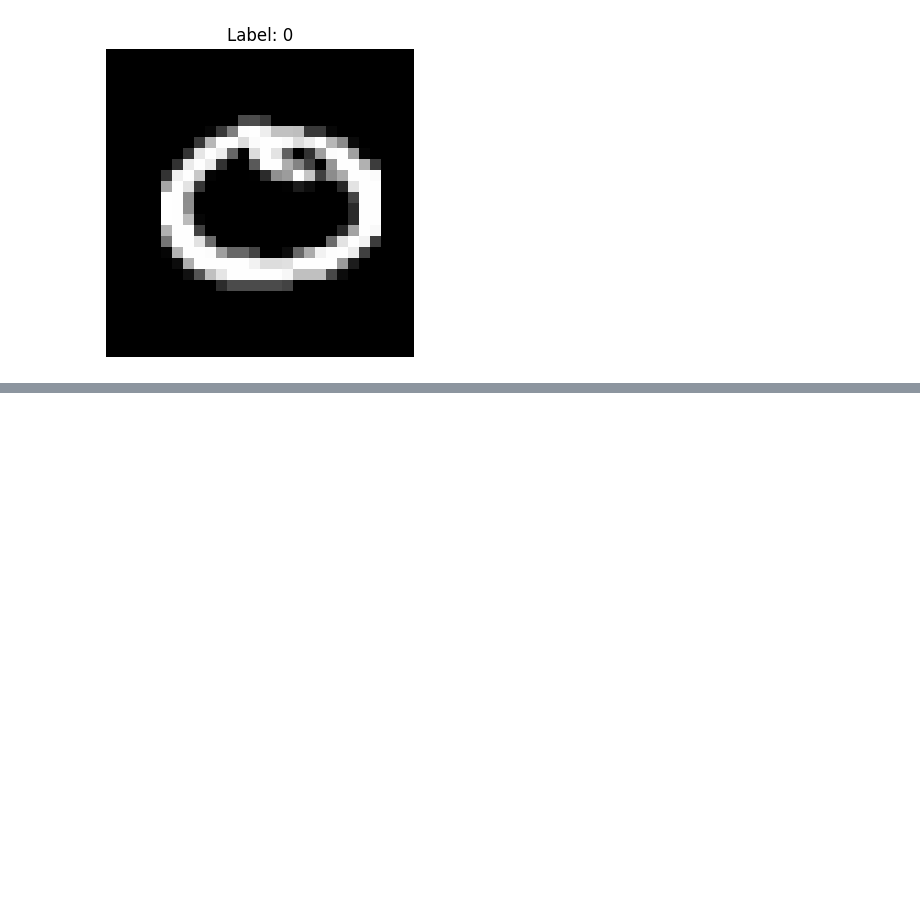
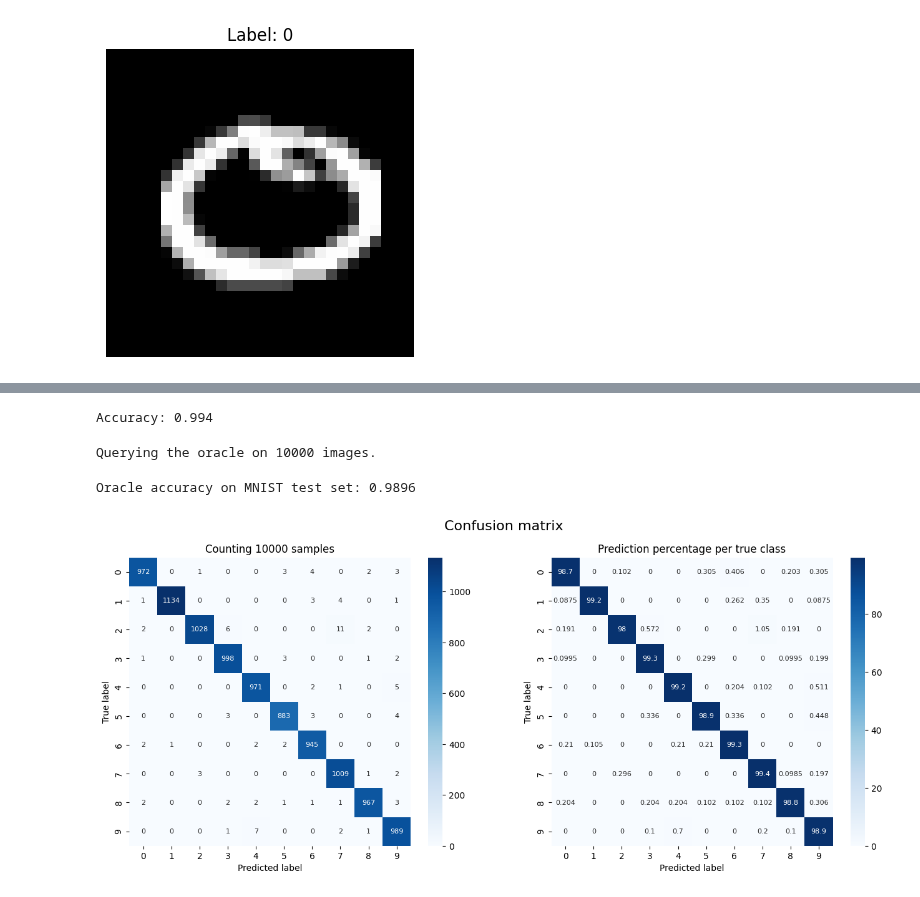
Before and after one commit to asti-zeo/mnist_api, a Jupyter notebook: black_box.ipynb, the cells around one changed output, grey strips where cells are left out. Cells and saved outputs as stored; diff of their text form; code cells hidden in the pictures; blank space fills up the shorter version.

Commit message:
add confusion matrix

```diff
--- a/black_box.ipynb
+++ b/black_box.ipynb
@@ -124,0 +156,48 @@ pred = get_oracle_predictions(test_subset)
+# %%
+print(f"Accuracy: {get_accuracy(pred, test_subset.dataset.targets[test_subset.indices])}")
+# %% [output]
+Accuracy: 0.994
+# %%
+def plot_confusion_matrix(pred, labels, title="Confusion matrix"):
+    """
+    Plot confusion matrix
+    :param pred: predicted class as numpy array (int) with shape (-1)
+    :param labels: true class as numpy array (int) with shape (-1)
+    :param title: title of the plot
+    """
+    if torch.is_tensor(labels):
+        labels = labels.numpy()
+
+    conf_mat = confusion_matrix(labels, pred)
+    # Normalize per ground truth label, display as percentage
+    conf_mat_norm = conf_mat / conf_mat.astype(np.float64).sum(axis=1, keepdims=True) * 100
+
+    fig = plt.figure(figsize=(16, 6))
+    gs = gridspec.GridSpec(1, 2)
+    plt.tight_layout()
+    fig.suptitle(title, fontsize = 16)
+
+    ax0 = plt.subplot(gs[0,0])
+    ax0.set_title(f'Counting {pred.shape[0]} samples')
+    sns.heatmap(conf_mat, annot=True, fmt="d",cmap="Blues", ax=ax0, annot_kws={"fontsize":8})
+    ax0.set_ylabel('True label')
+    ax0.set_xlabel('Predicted label')
+
+    ax1 = plt.subplot(gs[0,1])
+    ax1.set_title('Prediction percentage per true class')
+    sns.heatmap(conf_mat_norm, annot=True, fmt=".3g", cmap="Blues", ax=ax1, annot_kws={"fontsize":8})
+    ax1.set_ylabel('True label')
+    ax1.set_xlabel('Predicted label')
+    return
+# %%
+# Code: Evaluate the oracle on MNIST (test) and plot its confusion matrix.
+print(f"Querying the oracle on {len(test_dataset)} images.")
+y_hat_test = get_oracle_predictions(test_dataset)
+# %% [output]
+Querying the oracle on 10000 images.
+# %%
+print(f"Oracle accuracy on MNIST test set: {get_accuracy( y_hat_test,test_dataset.targets)}")
+plot_confusion_matrix(test_dataset.targets, y_hat_test);
+# %% [output]
+Oracle accuracy on MNIST test set: 0.9896
+[figure, added]
```
Also changed, not shown: parts of 2 cells of this notebook.
